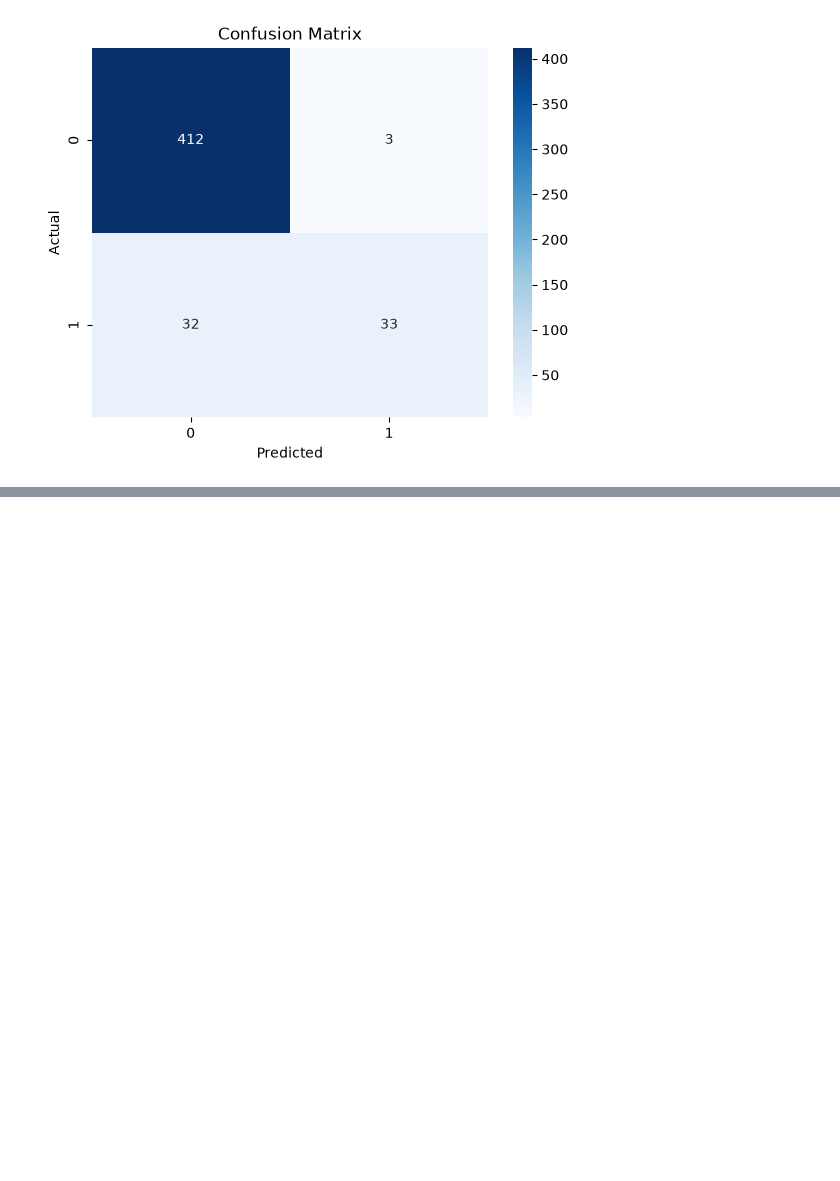
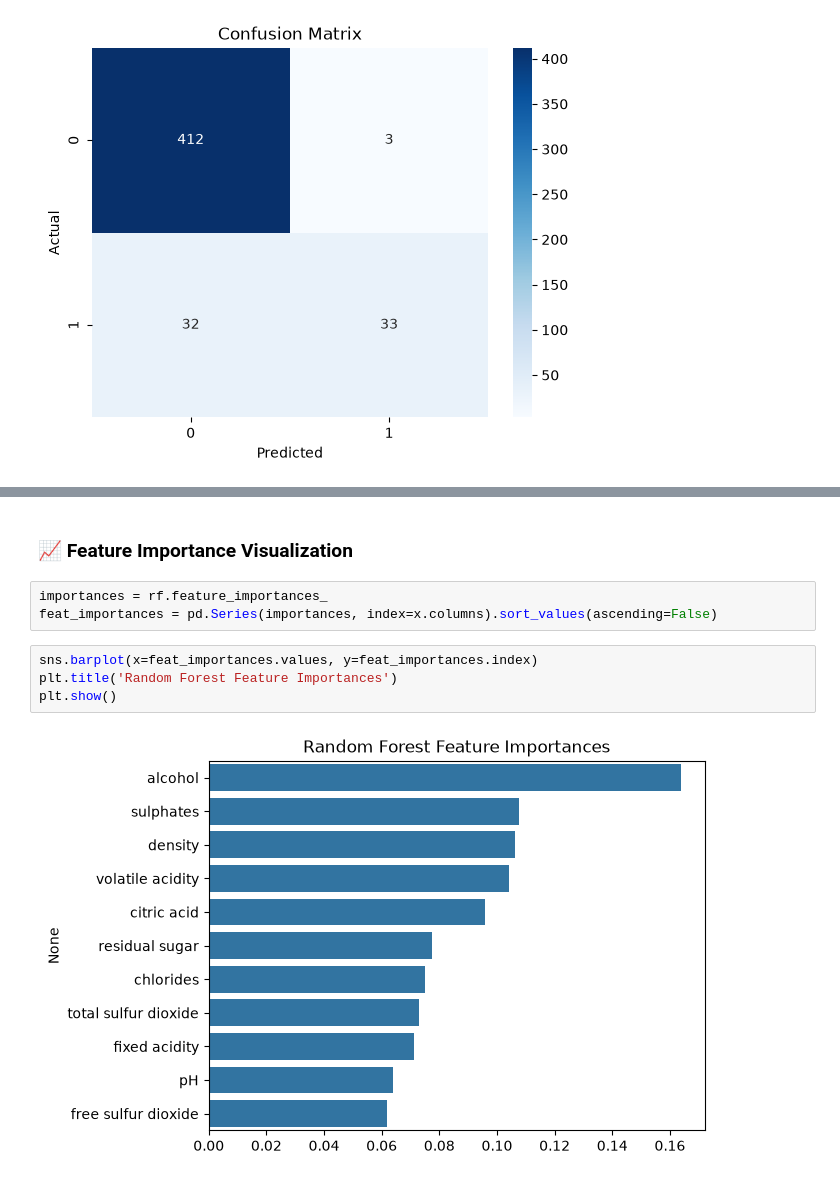
Before and after one commit to neeraj654123/Data-Science, a Jupyter notebook: Random Forest/01_random_forest.ipynb, the cells around one changed output, grey strips where cells are left out. Saved outputs shown, nothing was run; the diff lists cells and outputs as text; blank space fills up the shorter version.

```diff
--- a/Random Forest/01_random_forest.ipynb
+++ b/Random Forest/01_random_forest.ipynb
@@ -180,0 +267,11 @@ plt.show()
+# %% [markdown]
+### 📈 Feature Importance Visualization
+# %%
+importances = rf.feature_importances_
+feat_importances = pd.Series(importances, index=x.columns).sort_values(ascending=False)
+# %%
+sns.barplot(x=feat_importances.values, y=feat_importances.index)
+plt.title('Random Forest Feature Importances')
+plt.show()
+# %% [output]
+[figure, added]
```
Also changed, not shown: parts of 19 cells of this notebook.
